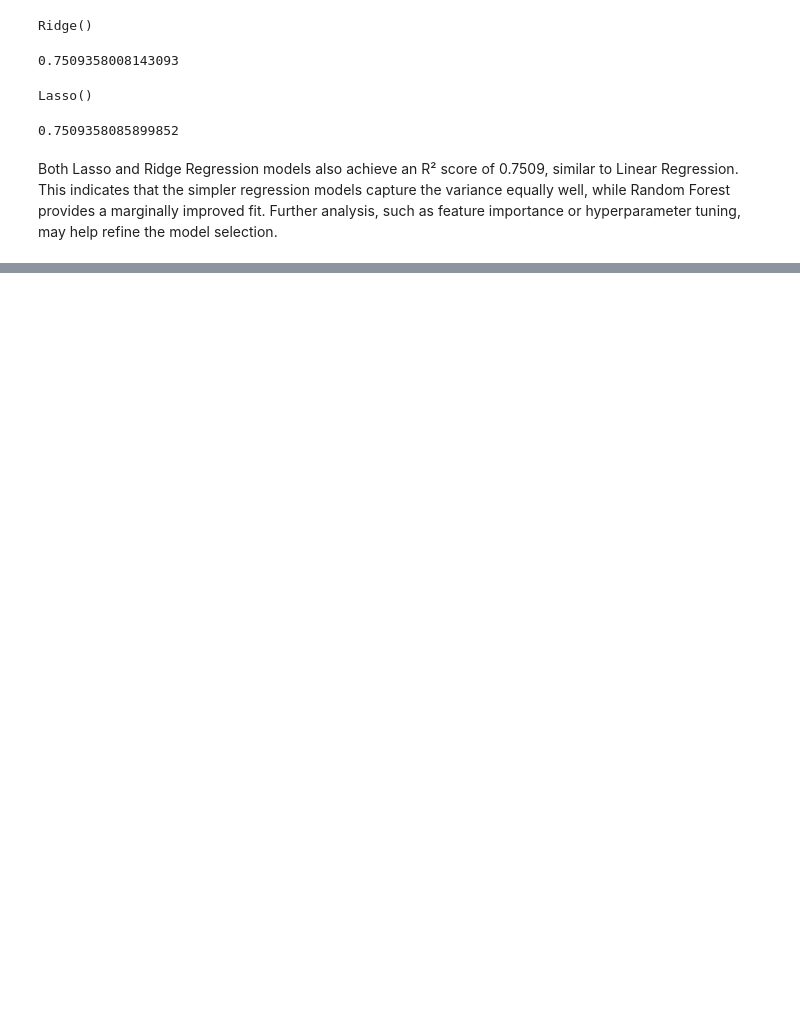
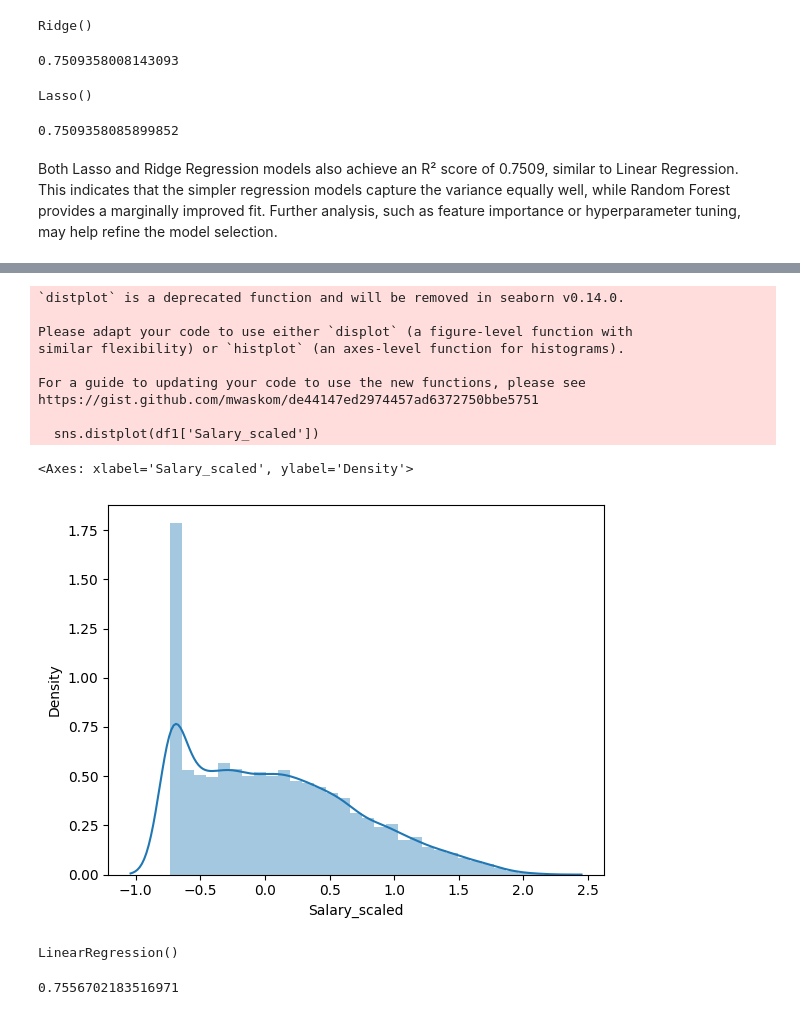
Before and after one commit to dheerajkumar5/Salary-Predictor, a Jupyter notebook: Salary_Predictor_Regression.ipynb, the cells around one changed output, grey strips where cells are left out. Drawn from its saved outputs; the diff is of its cells as text; code cells hidden in the pictures; blank space fills up the shorter version.

```diff
--- a/Salary_Predictor_Regression.ipynb
+++ b/Salary_Predictor_Regression.ipynb
@@ -205,3 +205,5 @@ Lasso_score
 0.7509358085899852
 # %% [markdown]
 Both Lasso and Ridge Regression models also achieve an R² score of 0.7509, similar to Linear Regression. This indicates that the simpler regression models capture the variance equally well, while Random Forest provides a marginally improved fit. Further analysis, such as feature importance or hyperparameter tuning, may help refine the model selection.
+# %%
+df1 = df
@@ -207,0 +219,18 @@ Both Lasso and Ridge Regression models also achieve an R² score of 0.7509, simi
+# %%
+scaler = RobustScaler()
+# %%
+df1['Salary_scaled'] = scaler.fit_transform(df1[['Salary']])
+# %%
+sns.distplot(df1['Salary_scaled'])
+# %% [output]
+`distplot` is a deprecated function and will be removed in seaborn v0.14.0.
+
+Please adapt your code to use either `displot` (a figure-level function with
+similar flexibility) or `histplot` (an axes-level function for histograms).
+
+For a guide to updating your code to use the new functions, please see
+https://gist.github.com/mwaskom/de44147ed2974457ad6372750bbe5751
+
+  sns.distplot(df1['Salary_scaled'])
+<Axes: xlabel='Salary_scaled', ylabel='Density'>
+[figure, added]
@@ -207,0 +242,4 @@ Both Lasso and Ridge Regression models also achieve an R² score of 0.7509, simi
+# %%
+LR_model.fit(X1train, Y1train)
+# %% [output]
+LinearRegression()
@@ -207,0 +248,5 @@ Both Lasso and Ridge Regression models also achieve an R² score of 0.7509, simi
+# %%
+LR_Scaled_Score = r2_score(Y1test, LR_Scaled_Prediction)
+LR_Scaled_Score
+# %% [output]
+0.7556702183516971
```
Also changed, not shown: parts of 11 cells of this notebook.
